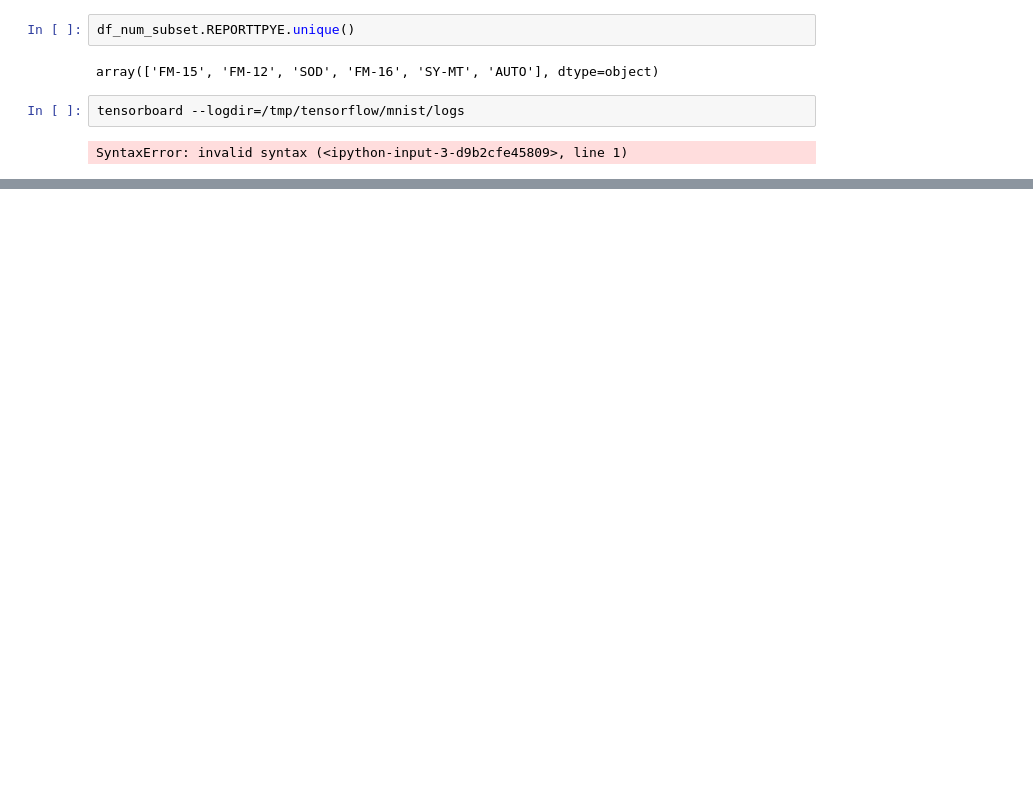
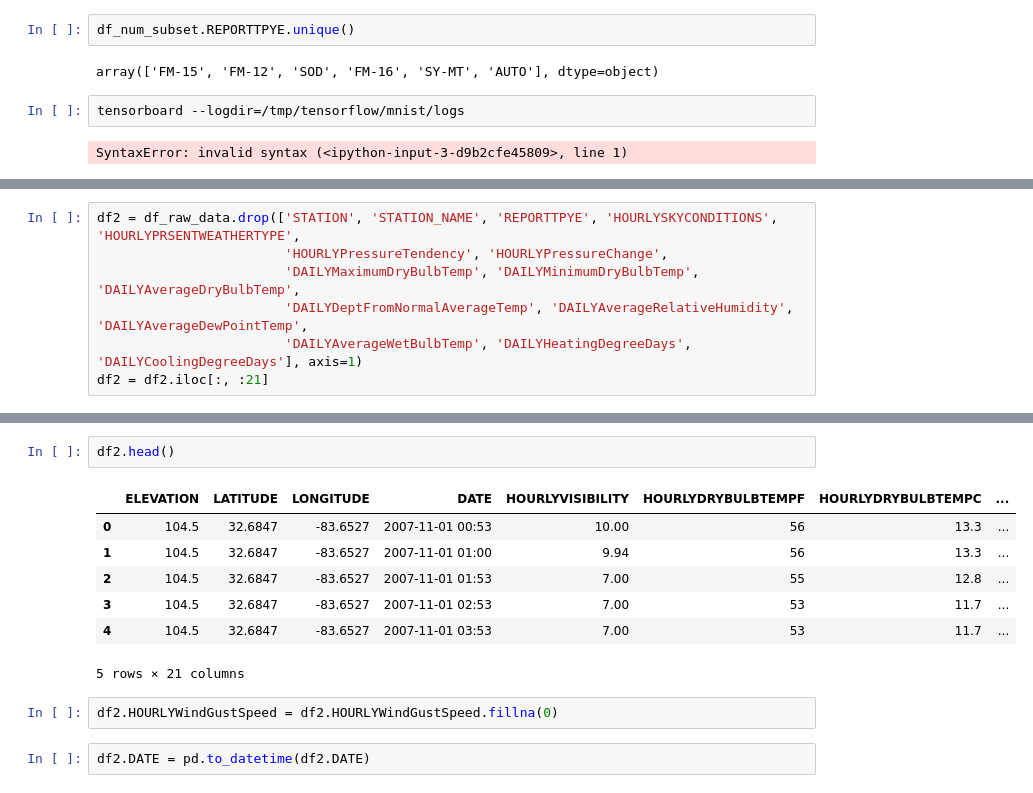
Before and after one commit to 646D7533303834/TensorflowTut, a Jupyter notebook: Project/Weatherman_Net.ipynb, the cells around one changed output, grey strips where cells are left out. Drawn from its saved outputs; the diff is of its cells as text; blank space fills up the shorter version.

```diff
--- a/Project/Weatherman_Net.ipynb
+++ b/Project/Weatherman_Net.ipynb
@@ -113,0 +210,7 @@ SyntaxError: invalid syntax (<ipython-input-3-d9b2cfe45809>, line 1)
+# %%
+df2 = df_raw_data.drop(['STATION', 'STATION_NAME', 'REPORTTPYE', 'HOURLYSKYCONDITIONS', 'HOURLYPRSENTWEATHERTYPE',
+                        'HOURLYPressureTendency', 'HOURLYPressureChange',
+                        'DAILYMaximumDryBulbTemp', 'DAILYMinimumDryBulbTemp', 'DAILYAverageDryBulbTemp',
+                        'DAILYDeptFromNormalAverageTemp', 'DAILYAverageRelativeHumidity', 'DAILYAverageDewPointTemp',
+                        'DAILYAverageWetBulbTemp', 'DAILYHeatingDegreeDays', 'DAILYCoolingDegreeDays'], axis=1)
+df2 = df2.iloc[:, :21]
@@ -113,0 +228,14 @@ SyntaxError: invalid syntax (<ipython-input-3-d9b2cfe45809>, line 1)
+# %%
+df2.head()
+# %% [output]
+|  | ELEVATION | LATITUDE | LONGITUDE | DATE | HOURLYVISIBILITY | HOURLYDRYBULBTEMPF | HOURLYDRYBULBTEMPC | ... |
+| 0 | 104.5 | 32.6847 | -83.6527 | 2007-11-01 00:53 | 10.00 | 56 | 13.3 | ... |
+| 1 | 104.5 | 32.6847 | -83.6527 | 2007-11-01 01:00 | 9.94 | 56 | 13.3 | ... |
+| 2 | 104.5 | 32.6847 | -83.6527 | 2007-11-01 01:53 | 7.00 | 55 | 12.8 | ... |
+| 3 | 104.5 | 32.6847 | -83.6527 | 2007-11-01 02:53 | 7.00 | 53 | 11.7 | ... |
+| 4 | 104.5 | 32.6847 | -83.6527 | 2007-11-01 03:53 | 7.00 | 53 | 11.7 | ... |
+5 rows × 21 columns
+# %%
+df2.HOURLYWindGustSpeed = df2.HOURLYWindGustSpeed.fillna(0)
+# %%
+df2.DATE = pd.to_datetime(df2.DATE)
```
Also changed, not shown: parts of 26 cells of this notebook, 3 other files.
